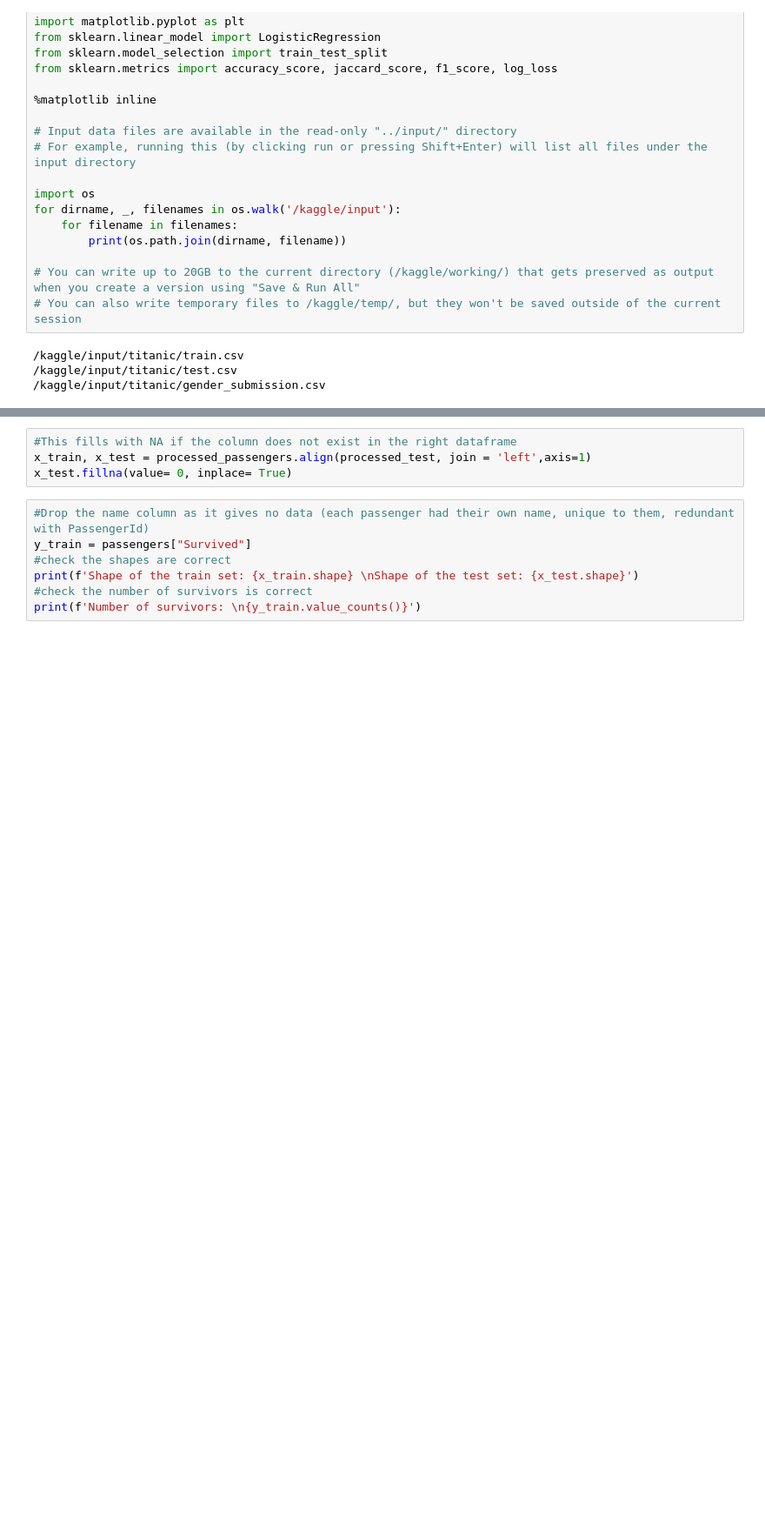
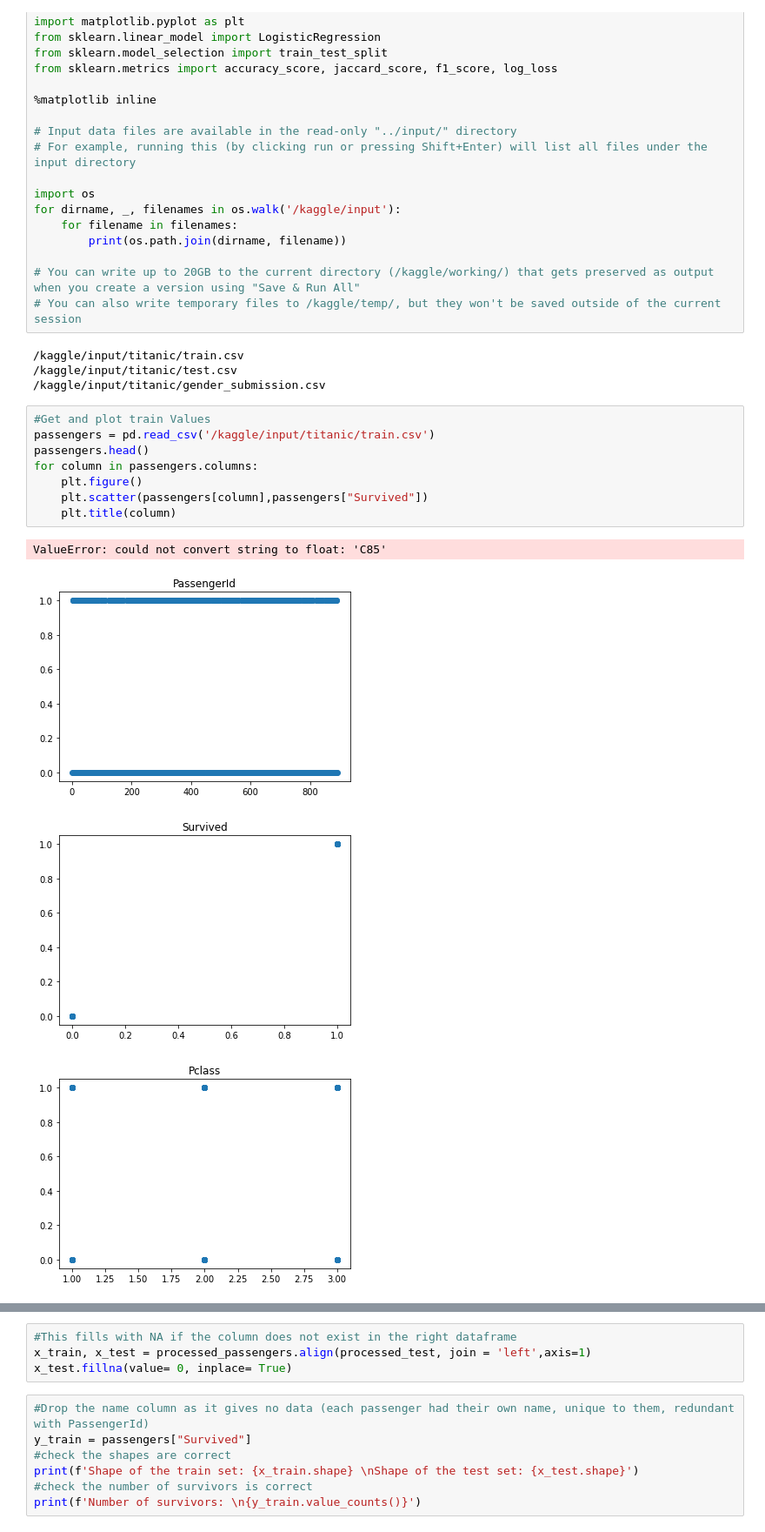
Before and after one commit to DavidSiretMarques/titanic-prediction, a Jupyter notebook: titanic-learningfromdisaster.ipynb, the cells around one changed output, grey strips where cells are left out. Shown at 87% size. Drawn from its saved outputs; the diff is of its cells as text; blank space fills up the shorter version.

Commit message:
Kaggle Notebook | Titanic-learningFromDisaster | Things ToDo

```diff
--- a/titanic-learningfromdisaster.ipynb
+++ b/titanic-learningfromdisaster.ipynb
@@ -26,3 +42,16 @@ for dirname, _, filenames in os.walk('/kaggle/input'):
 /kaggle/input/titanic/train.csv
 /kaggle/input/titanic/test.csv
 /kaggle/input/titanic/gender_submission.csv
+# %%
+#Get and plot train Values
+passengers = pd.read_csv('/kaggle/input/titanic/train.csv')
+passengers.head()
+for column in passengers.columns:
+    plt.figure()
+    plt.scatter(passengers[column],passengers["Survived"])
+    plt.title(column)
+# %% [output]
+ValueError: could not convert string to float: 'C85'
+[figure, added]
+[figure, added]
+[figure, added]
```
Also changed, not shown: parts of 8 cells of this notebook.
